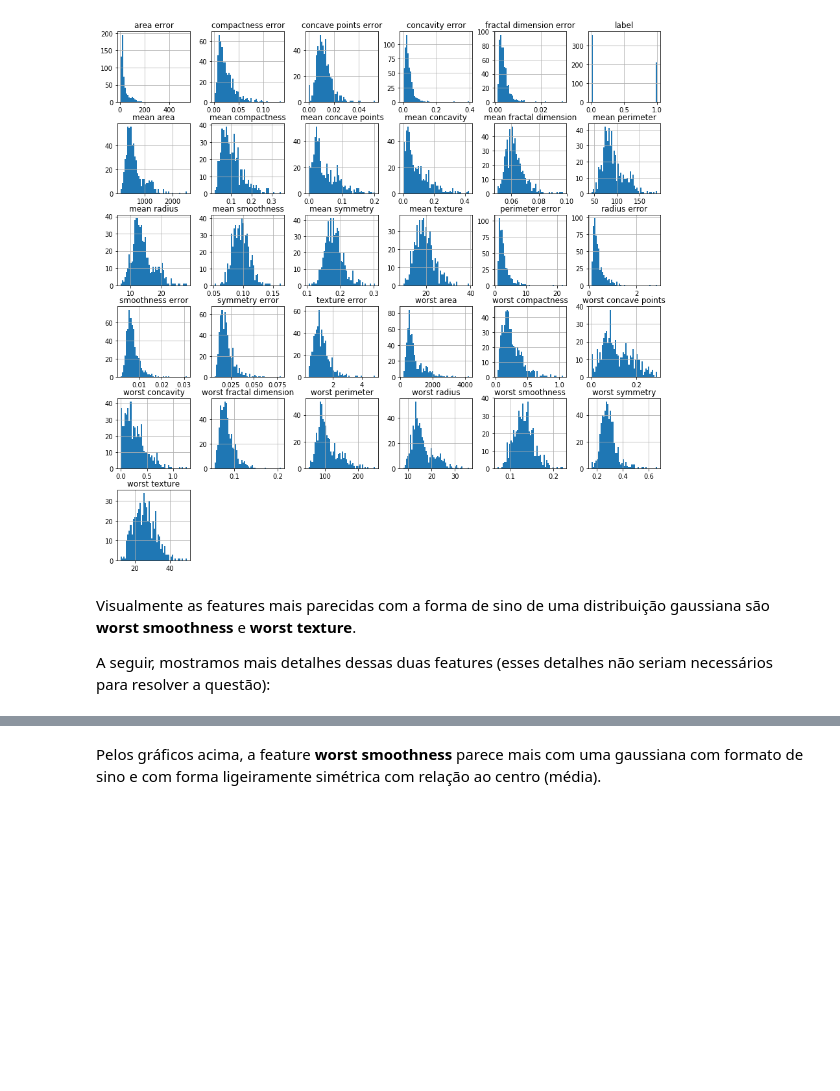
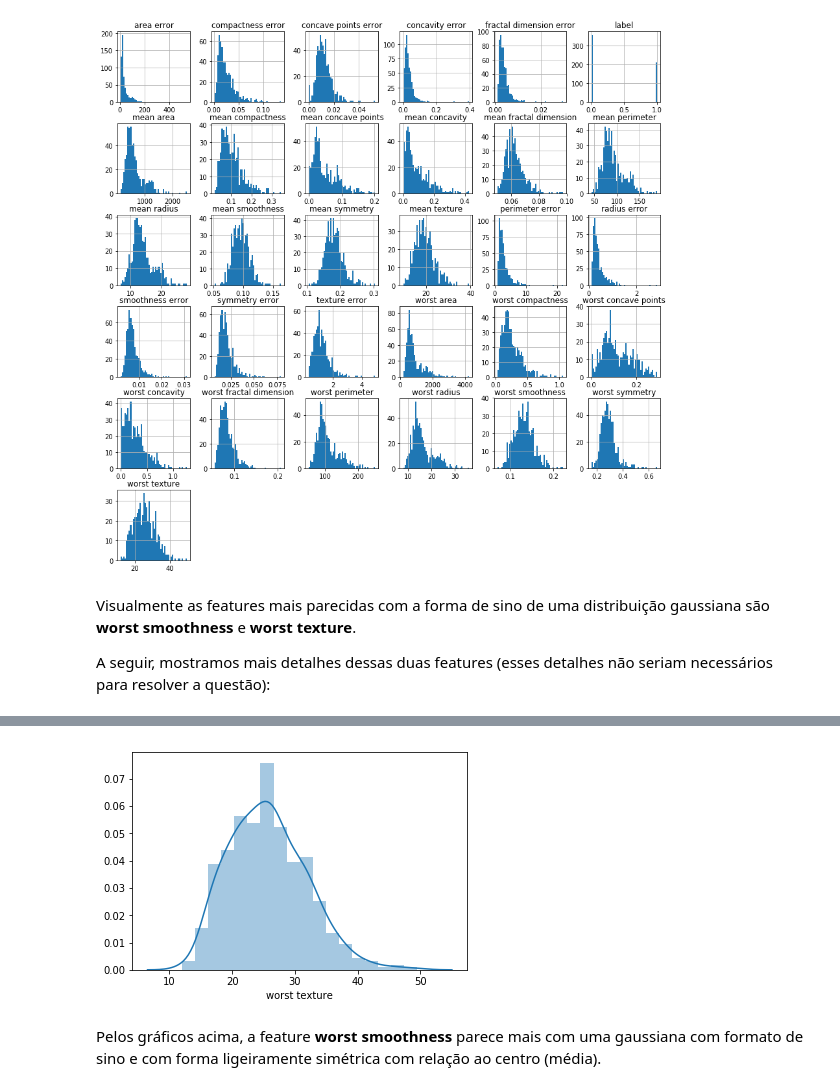
Before and after one commit to regispires/aulas-machine-learning-2019, a Jupyter notebook: 08-Resolucao_AP1.ipynb, the cells around one changed output, grey strips where cells are left out. Cells and saved outputs as stored; diff of their text form; code cells hidden in the pictures; blank space fills up the shorter version.

```diff
--- a/08-Resolucao_AP1.ipynb
+++ b/08-Resolucao_AP1.ipynb
@@ -130,5 +150,7 @@ A seguir, mostramos mais detalhes dessas duas features (esses detalhes não seri
 # %%
-#sns.distplot(df['worst texture']);
+sns.distplot(df['worst texture']);
+# %% [output]
+[figure, added]
 # %% [markdown]
 Pelos gráficos acima, a feature **worst smoothness** parece mais com uma gaussiana com formato de sino e com forma ligeiramente simétrica com relação ao centro (média).
 # %% [markdown]
```
Also changed, not shown: parts of 3 cells of this notebook.
